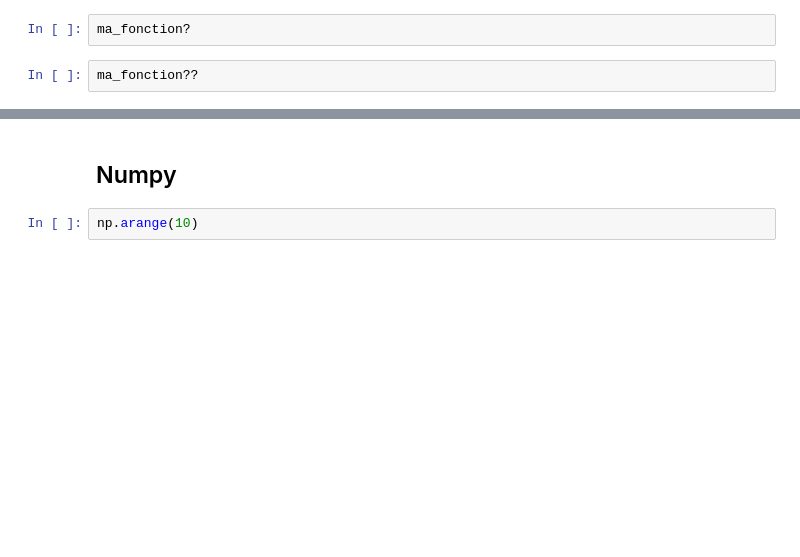
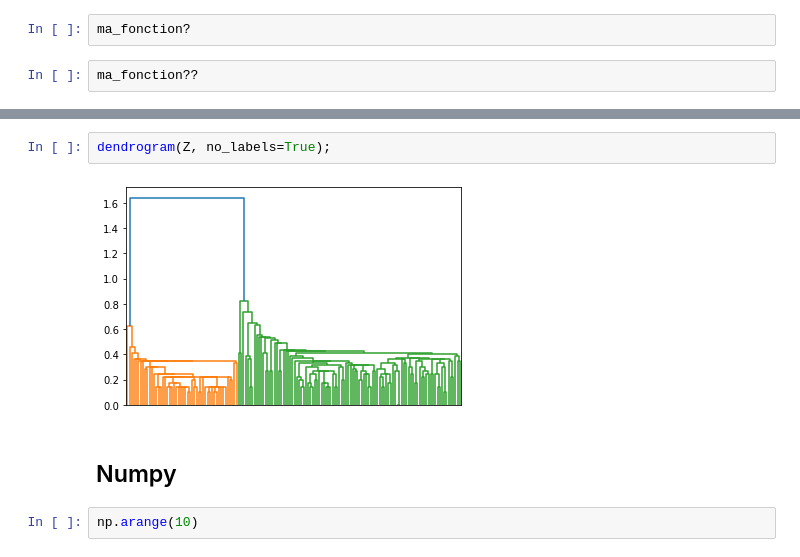
Before and after one commit to tbonald/liesse, a Jupyter notebook: 0-test.ipynb, the cells around one changed output, grey strips where cells are left out. Cells and saved outputs as stored; diff of their text form; blank space fills up the shorter version.

```diff
--- a/0-test.ipynb
+++ b/0-test.ipynb
@@ -37,3 +82,7 @@ ma_fonction??
+# %%
+dendrogram(Z, no_labels=True);
+# %% [output]
+[figure, added]
 # %% [markdown]
 ## Numpy
 # %%
```
Also changed, not shown: parts of 36 cells of this notebook.
